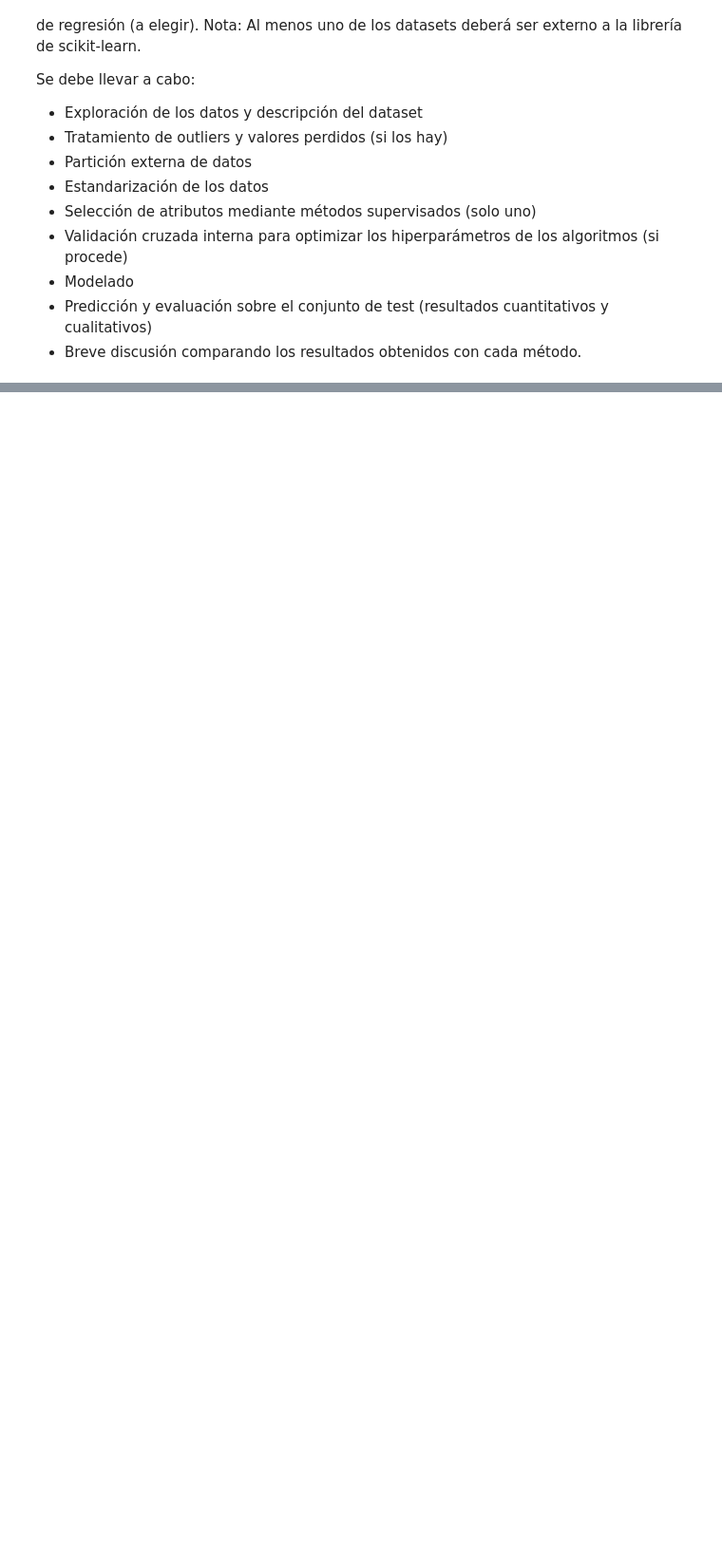
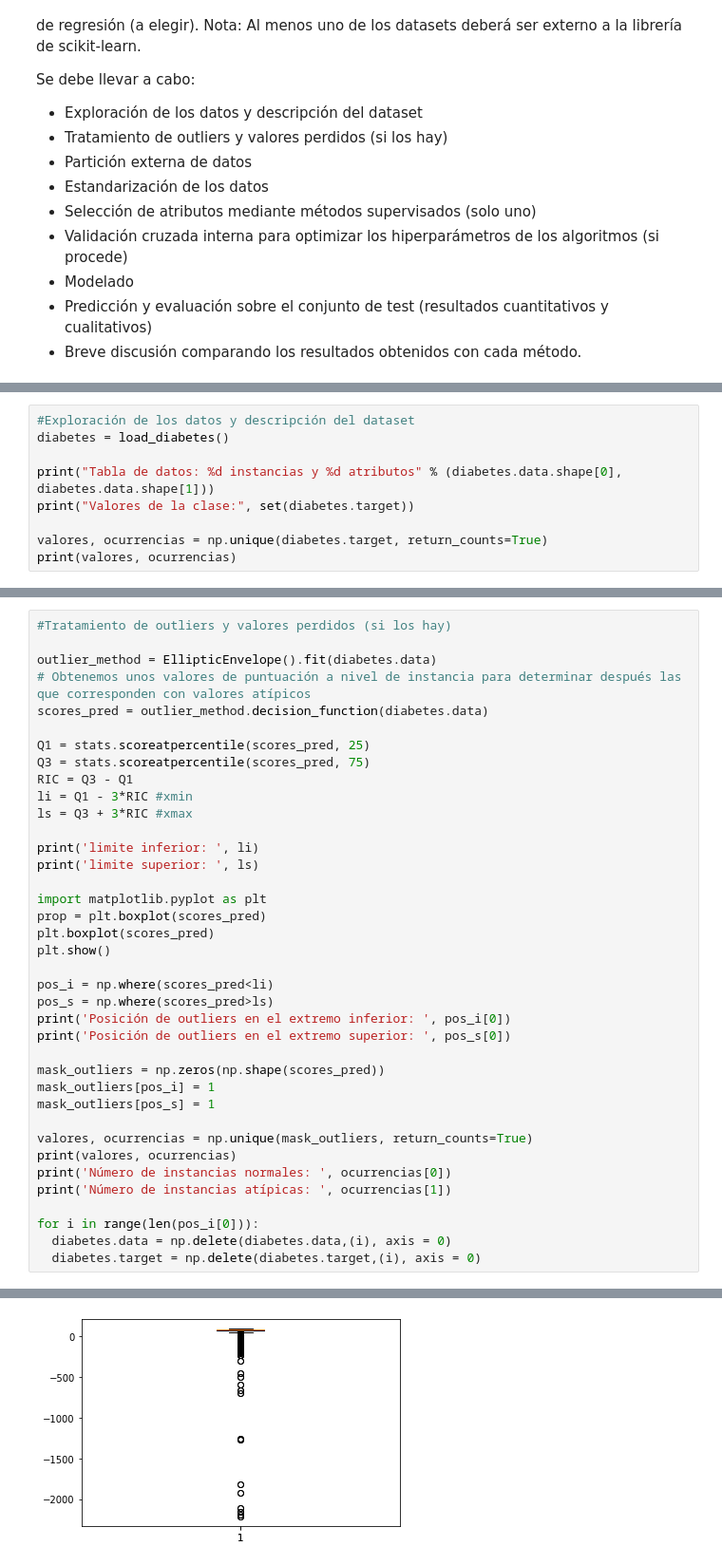
Before and after one commit to mariachurches/AprendizajeSupervisado, a Jupyter notebook: Enunciado_C1_P2/Actividad_C1_P2.ipynb, the cells around one changed output, grey strips where cells are left out. Shown at 95% size. Saved outputs shown, nothing was run; the diff lists cells and outputs as text; blank space fills up the shorter version.

```diff
--- a/Enunciado_C1_P2/Actividad_C1_P2.ipynb
+++ b/Enunciado_C1_P2/Actividad_C1_P2.ipynb
@@ -102,0 +117,9 @@ Se debe llevar a cabo:
+# %%
+#Exploración de los datos y descripción del dataset
+diabetes = load_diabetes()
+
+print("Tabla de datos: %d instancias y %d atributos" % (diabetes.data.shape[0], diabetes.data.shape[1]))
+print("Valores de la clase:", set(diabetes.target))
+
+valores, ocurrencias = np.unique(diabetes.target, return_counts=True)
+print(valores, ocurrencias)
@@ -102,0 +144,39 @@ Se debe llevar a cabo:
+# %%
+#Tratamiento de outliers y valores perdidos (si los hay)
+
+outlier_method = EllipticEnvelope().fit(diabetes.data)
+# Obtenemos unos valores de puntuación a nivel de instancia para determinar después las que corresponden con valores atípicos
+scores_pred = outlier_method.decision_function(diabetes.data)
+
+Q1 = stats.scoreatpercentile(scores_pred, 25)
+Q3 = stats.scoreatpercentile(scores_pred, 75)
+RIC = Q3 - Q1
+li = Q1 - 3*RIC #xmin
+ls = Q3 + 3*RIC #xmax
+
+print('limite inferior: ', li)
+print('limite superior: ', ls)
+
+import matplotlib.pyplot as plt
+prop = plt.boxplot(scores_pred)
+plt.boxplot(scores_pred)
+plt.show()
+
+pos_i = np.where(scores_pred<li)
+pos_s = np.where(scores_pred>ls)
+print('Posición de outliers en el extremo inferior: ', pos_i[0])
+print('Posición de outliers en el extremo superior: ', pos_s[0])
+
+mask_outliers = np.zeros(np.shape(scores_pred))
+mask_outliers[pos_i] = 1
+mask_outliers[pos_s] = 1
+
+valores, ocurrencias = np.unique(mask_outliers, return_counts=True)
+print(valores, ocurrencias)
+print('Número de instancias normales: ', ocurrencias[0])
+print('Número de instancias atípicas: ', ocurrencias[1])
+
+for i in range(len(pos_i[0])):
+  diabetes.data = np.delete(diabetes.data,(i), axis = 0)
+  diabetes.target = np.delete(diabetes.target,(i), axis = 0)
+# %% [output]
@@ -102,0 +185 @@ Se debe llevar a cabo:
+[figure, added]
```
Also changed, not shown: parts of 12 cells of this notebook.
